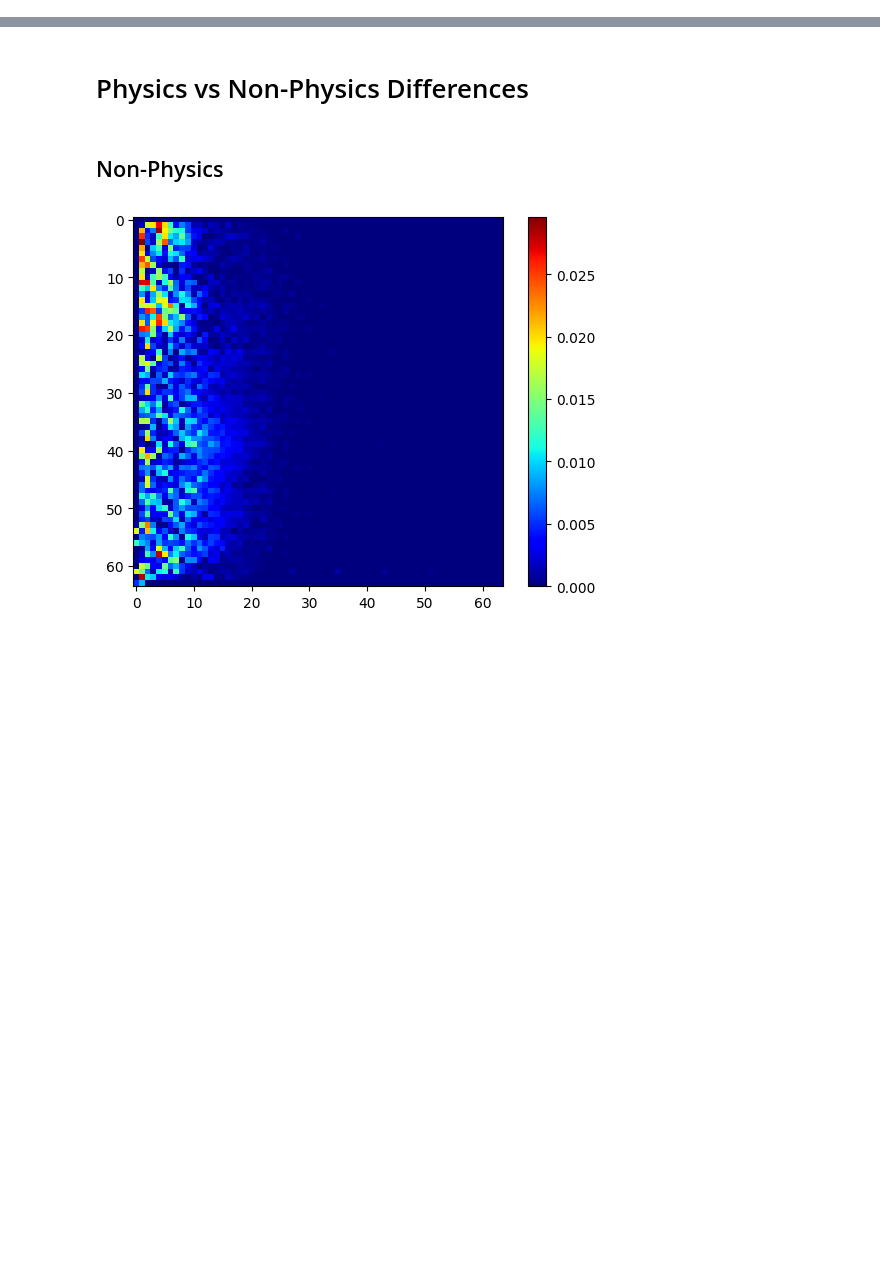
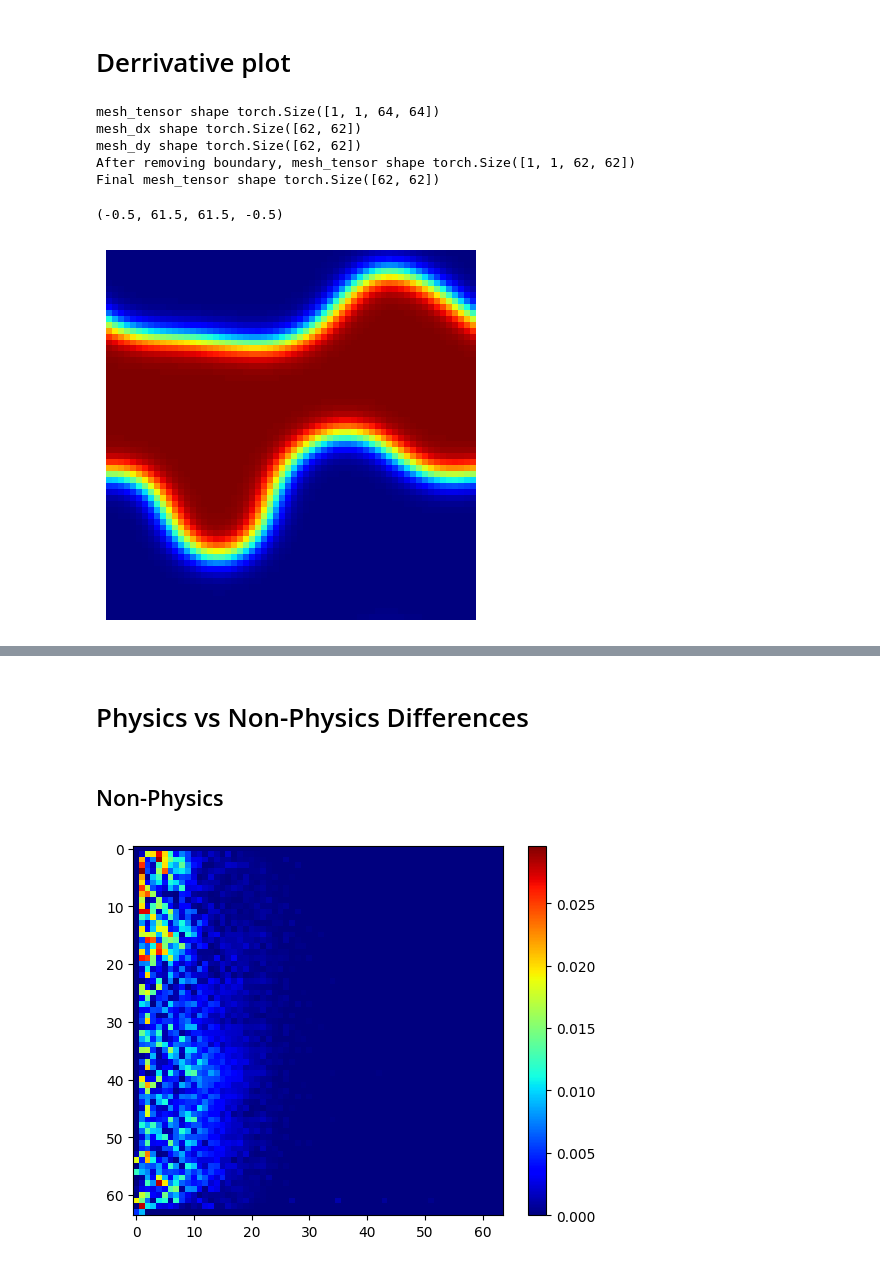
Before and after one commit to hasan-rakibul/PC-SRGAN, a Jupyter notebook: src/analyses.ipynb, the cells around one changed output, grey strips where cells are left out. Saved outputs shown, nothing was run; the diff lists cells and outputs as text; code cells hidden in the pictures; blank space fills up the shorter version.

```diff
--- a/src/analyses.ipynb
+++ b/src/analyses.ipynb
@@ -0,0 +1,2 @@
+# %% [markdown]
+# Derrivative plot
@@ -0,0 +8,28 @@
+# %%
+mesh = np.load('../data/RDA/validation/mesh_63/eps10_K0_r0_theta0/u_n000138.npy')
+# %%
+mesh_tensor = torch.tensor(mesh, dtype=torch.float32).unsqueeze(0).unsqueeze(0)
+print('mesh_tensor shape', mesh_tensor.shape)
+
+mesh_dx, mesh_dy = calculate_image_derivative(mesh_tensor)
+mesh_dx = mesh_dx.squeeze(0).squeeze(0)
+mesh_dy = mesh_dy.squeeze(0).squeeze(0)
+print('mesh_dx shape', mesh_dx.shape)
+print('mesh_dy shape', mesh_dy.shape)
+
+mesh_tensor = remove_boundary(mesh_tensor)
+print('After removing boundary, mesh_tensor shape', mesh_tensor.shape)
+mesh_tensor = mesh_tensor.squeeze(0).squeeze(0)
+print('Final mesh_tensor shape', mesh_tensor.shape)
+# %% [output]
+mesh_tensor shape torch.Size([1, 1, 64, 64])
+mesh_dx shape torch.Size([62, 62])
+mesh_dy shape torch.Size([62, 62])
+After removing boundary, mesh_tensor shape torch.Size([1, 1, 62, 62])
+Final mesh_tensor shape torch.Size([62, 62])
+# %%
+plt.imshow(mesh_tensor.numpy(), cmap='jet')
+plt.axis('off')
+# %% [output]
+(-0.5, 61.5, 61.5, -0.5)
+[figure, added]
```
Also changed, not shown: parts of 3 cells of this notebook, 8 other files.
